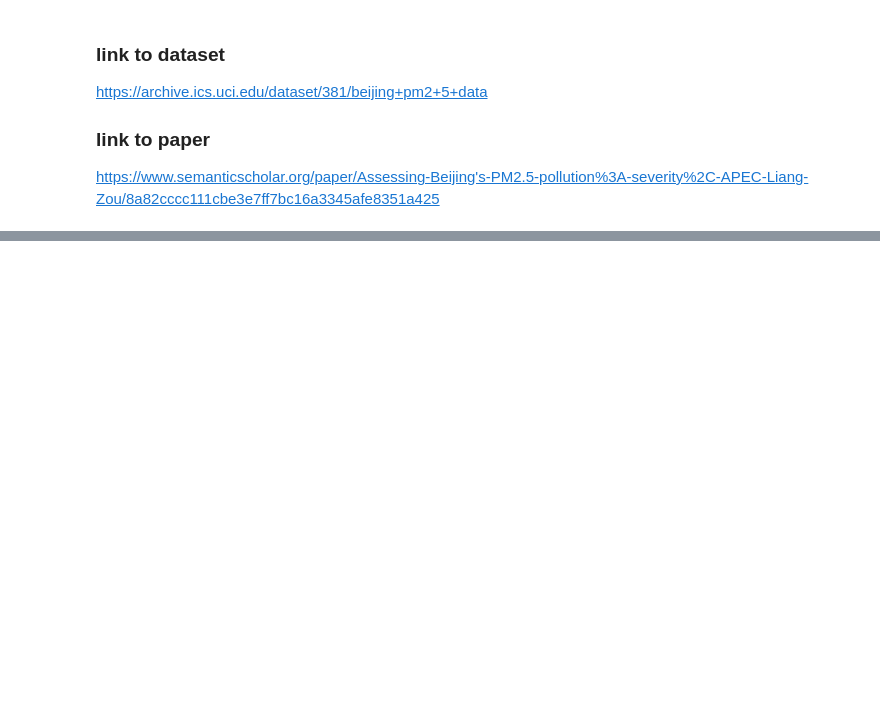
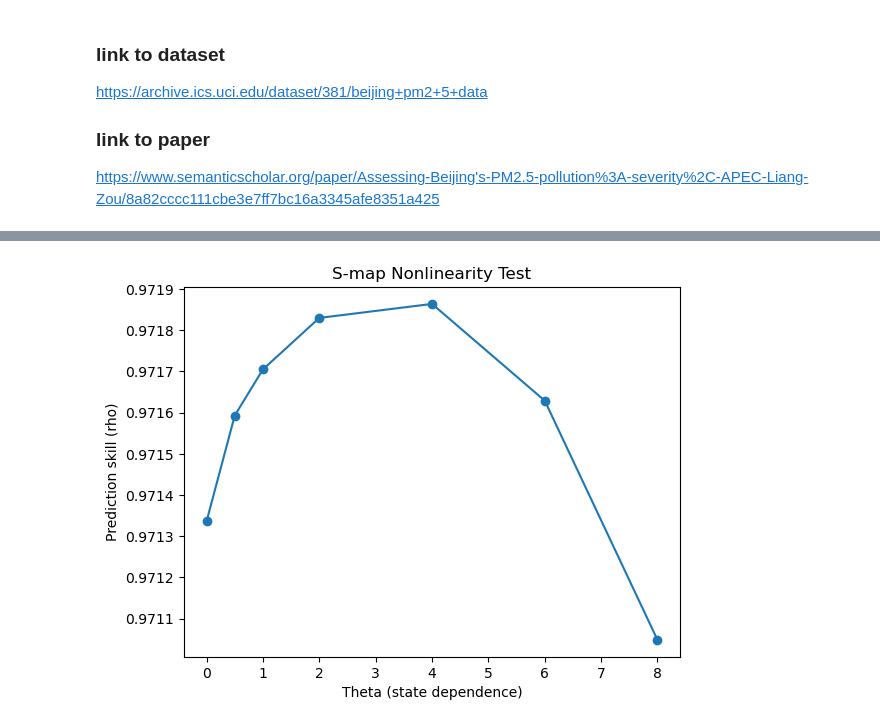
Before and after one commit to All-Purpose-Monkey/Complex_systems_group1, a Jupyter notebook: Module10/being_pm25_EDM.ipynb, the cells around one changed output, grey strips where cells are left out. Drawn from its saved outputs; the diff is of its cells as text; code cells hidden in the pictures; blank space fills up the shorter version.

```diff
--- a/Module10/being_pm25_EDM.ipynb
+++ b/Module10/being_pm25_EDM.ipynb
@@ -23,0 +276,18 @@ ModuleNotFoundError: No module named 'EDMpy'
+# %%
+
+
+plt.figure()
+
+plt.plot(results_df["theta"], results_df["rho"], marker="o")
+
+plt.xlabel("Theta (state dependence)")
+
+plt.ylabel("Prediction skill (rho)")
+
+plt.title("S-map Nonlinearity Test")
+
+plt.savefig("theta_vs_rho.png")
+
+plt.show()
+# %% [output]
+[figure, added]
```
Also changed, not shown: parts of 13 cells of this notebook.
